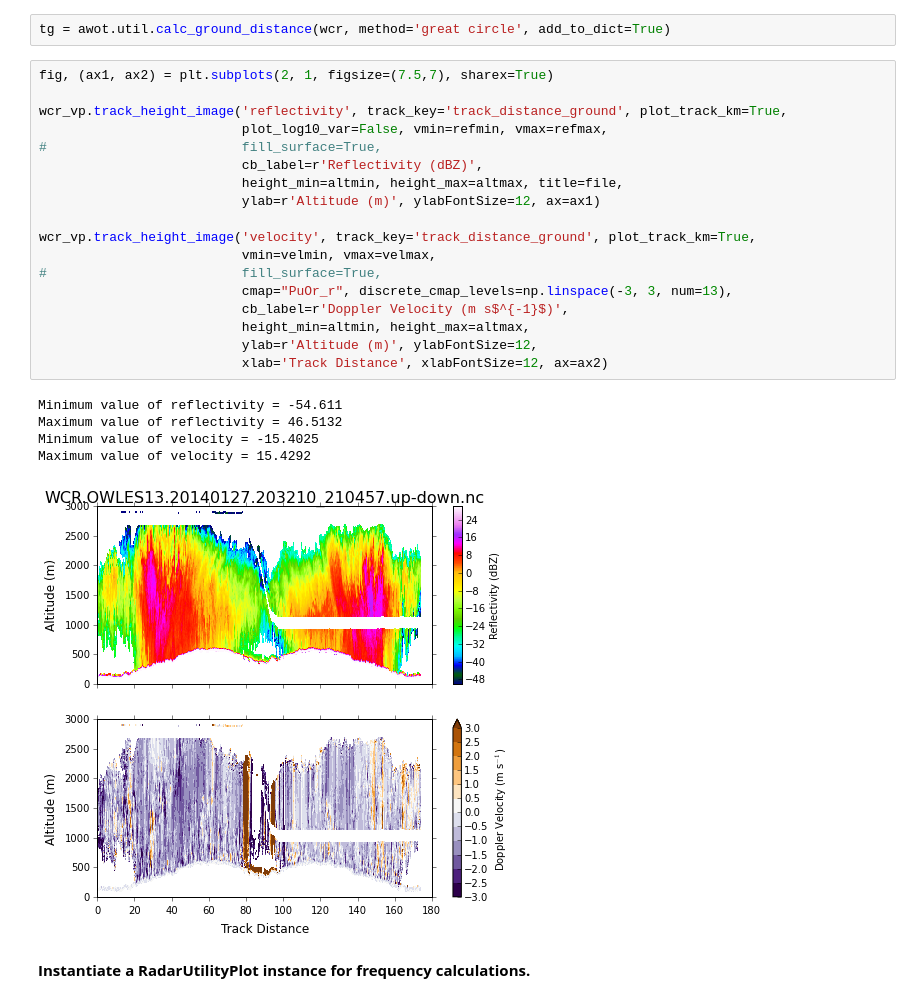
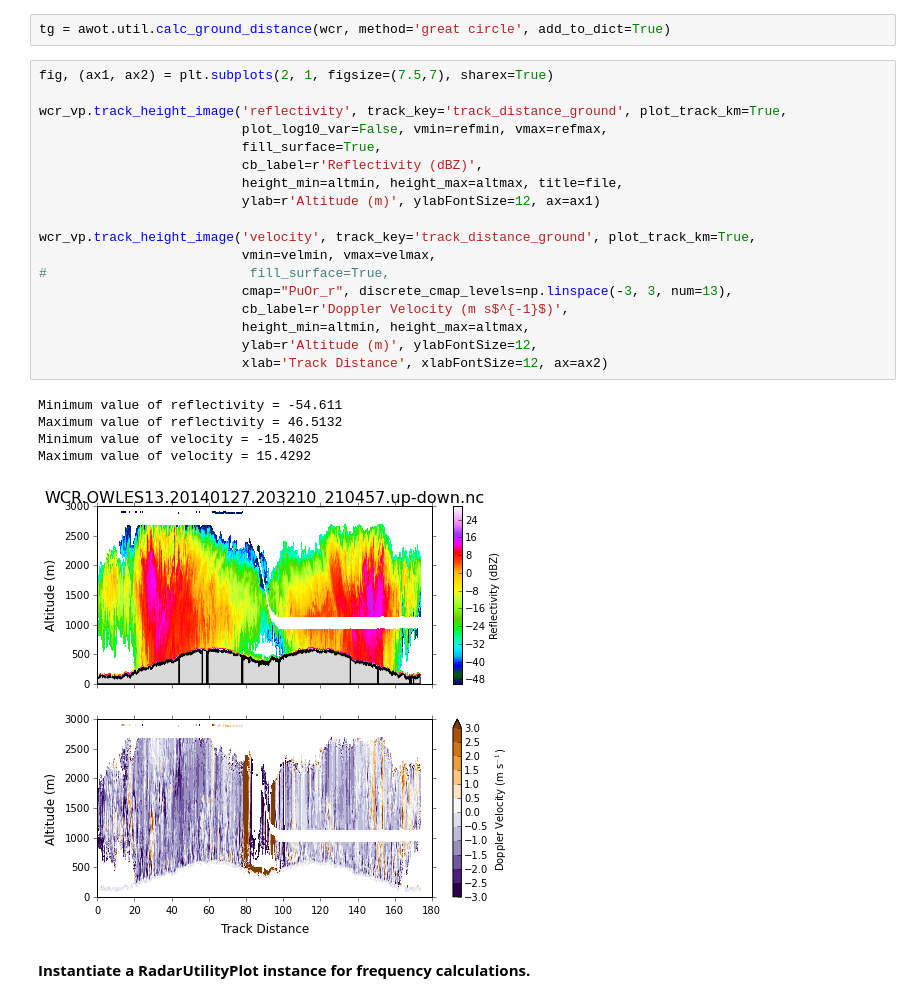
Before and after one commit to nguy/AWOT, a Jupyter notebook: examples/awot_plot_wcr2.ipynb, the cells around one changed output. Cells and saved outputs as stored; diff of their text form.

Commit message:
ENH: Allow surface filling in track distance plots.

```diff
--- a/examples/awot_plot_wcr2.ipynb
+++ b/examples/awot_plot_wcr2.ipynb
@@ -130,27 +130,27 @@ tg = awot.util.calc_ground_distance(wcr, method='great circle', add_to_dict=True
 # %%
 fig, (ax1, ax2) = plt.subplots(2, 1, figsize=(7.5,7), sharex=True)
 
 wcr_vp.track_height_image('reflectivity', track_key='track_distance_ground', plot_track_km=True,
                           plot_log10_var=False, vmin=refmin, vmax=refmax,
-#                         fill_surface=True,
+                          fill_surface=True,
                           cb_label=r'Reflectivity (dBZ)',
                           height_min=altmin, height_max=altmax, title=file,
                           ylab=r'Altitude (m)', ylabFontSize=12, ax=ax1)
 
 wcr_vp.track_height_image('velocity', track_key='track_distance_ground', plot_track_km=True,
                           vmin=velmin, vmax=velmax,
-#                         fill_surface=True,
+#                          fill_surface=True,
                           cmap="PuOr_r", discrete_cmap_levels=np.linspace(-3, 3, num=13),
                           cb_label=r'Doppler Velocity (m s$^{-1}$)',
                           height_min=altmin, height_max=altmax,
                           ylab=r'Altitude (m)', ylabFontSize=12,
                           xlab='Track Distance', xlabFontSize=12, ax=ax2)
 # %% [output]
 Minimum value of reflectivity = -54.611
 Maximum value of reflectivity = 46.5132
 Minimum value of velocity = -15.4025
 Maximum value of velocity = 15.4292
-[figure, old version]
+[figure, new version]
 # %% [markdown]
 <b>Instantiate a RadarUtilityPlot instance for frequency calculations.</b>
 # %%
```
Also changed, not shown: 1 other file.
